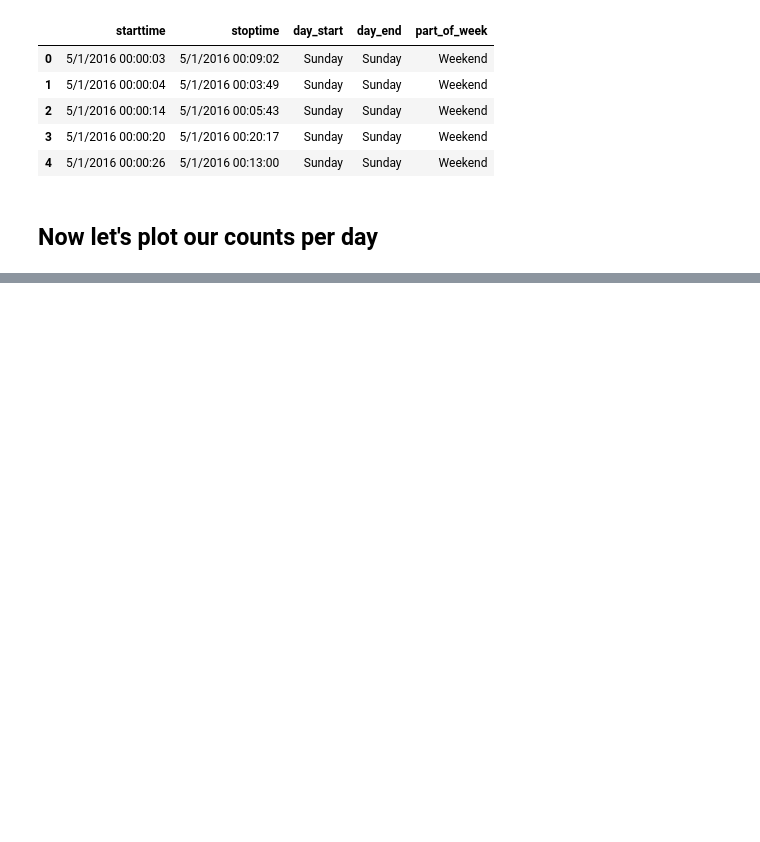
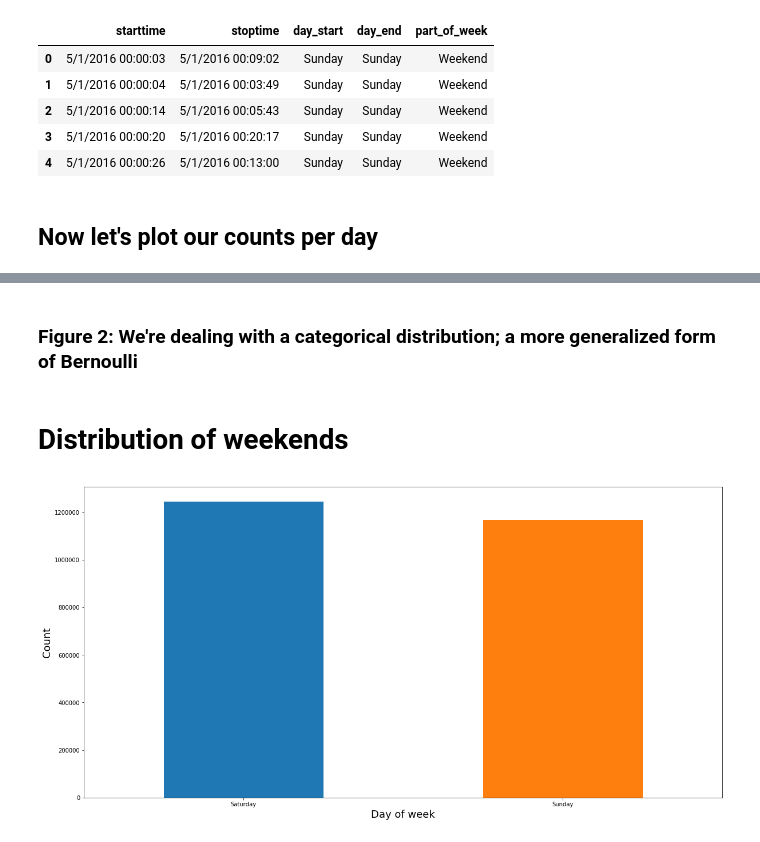
Before and after one commit to jinalklaulitz/PUI2018_msm796, a Jupyter notebook: HW4_msm796/Assignment2_msm796.ipynb, the cells around one changed output, grey strips where cells are left out. Drawn from its saved outputs; the diff is of its cells as text; code cells hidden in the pictures; blank space fills up the shorter version.

```diff
--- a/HW4_msm796/Assignment2_msm796.ipynb
+++ b/HW4_msm796/Assignment2_msm796.ipynb
@@ -275,0 +279,12 @@ print(mean_wked,mean_wkdy)
+# %% [markdown]
+### Figure 2: We're dealing with a categorical distribution; a more generalized form of Bernoulli
+# %% [markdown]
+# Distribution of weekends
+# %%
+plt.figure(figsize=(20,10))
+complete_set3[complete_set3['part_of_week']=='Weekend'].groupby(['day_start'])['part_of_week'].count().plot(kind='bar',rot=0)
+plt.xlabel("Day of week",fontsize=18)
+plt.ylabel("Count",fontsize=18)
+plt.show()
+# %% [output]
+[figure, added]
```
Also changed, not shown: parts of 17 cells of this notebook.
